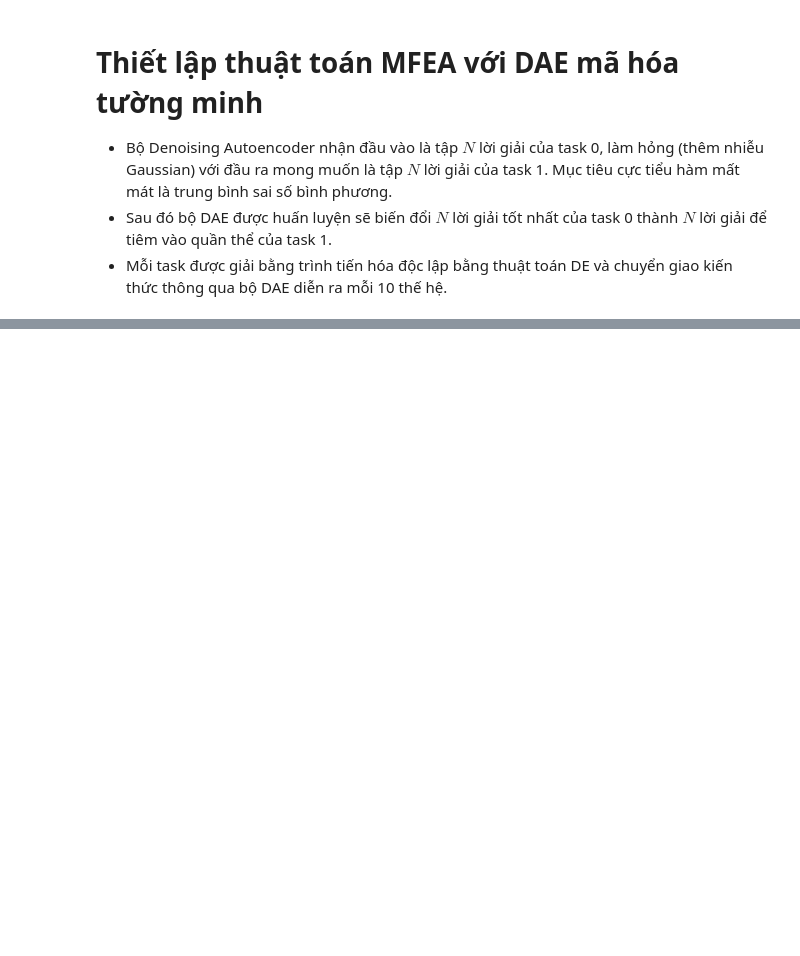
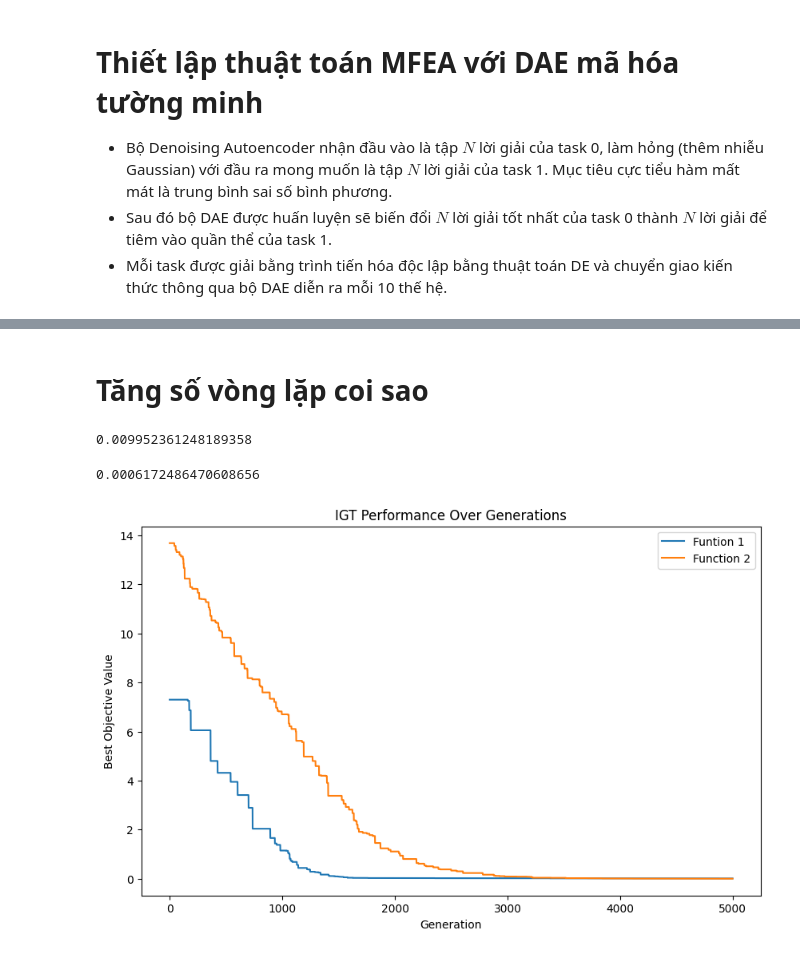
Before and after one commit to HaiAu2501/Neural-Network-Training, a Jupyter notebook: Multifactorial Evolutionary Algorithm/MFEA_SOO.ipynb, the cells around one changed output, grey strips where cells are left out. Saved outputs shown, nothing was run; the diff lists cells and outputs as text; code cells hidden in the pictures; blank space fills up the shorter version.

```diff
--- a/Multifactorial Evolutionary Algorithm/MFEA_SOO.ipynb
+++ b/Multifactorial Evolutionary Algorithm/MFEA_SOO.ipynb
@@ -858,0 +738,2 @@ best_value2
+# %% [markdown]
+# Tăng số vòng lặp coi sao
@@ -858,0 +851,23 @@ best_value2
+# %%
+best_value1
+# %% [output]
+0.009952361248189358
+# %%
+best_value2
+# %% [output]
+0.0006172486470608656
+# %%
+func1_values = igt_algorithm.history1
+func2_values = igt_algorithm.history2
+
+# Vẽ đồ thị
+plt.figure(figsize=(10, 6))
+plt.plot(func1_values, label='Funtion 1')
+plt.plot(func2_values, label='Function 2')
+plt.title('IGT Performance Over Generations')
+plt.xlabel('Generation')
+plt.ylabel('Best Objective Value')
+plt.legend()
+plt.show()
+# %% [output]
+[figure, added]
```
Also changed, not shown: parts of 33 cells of this notebook.
